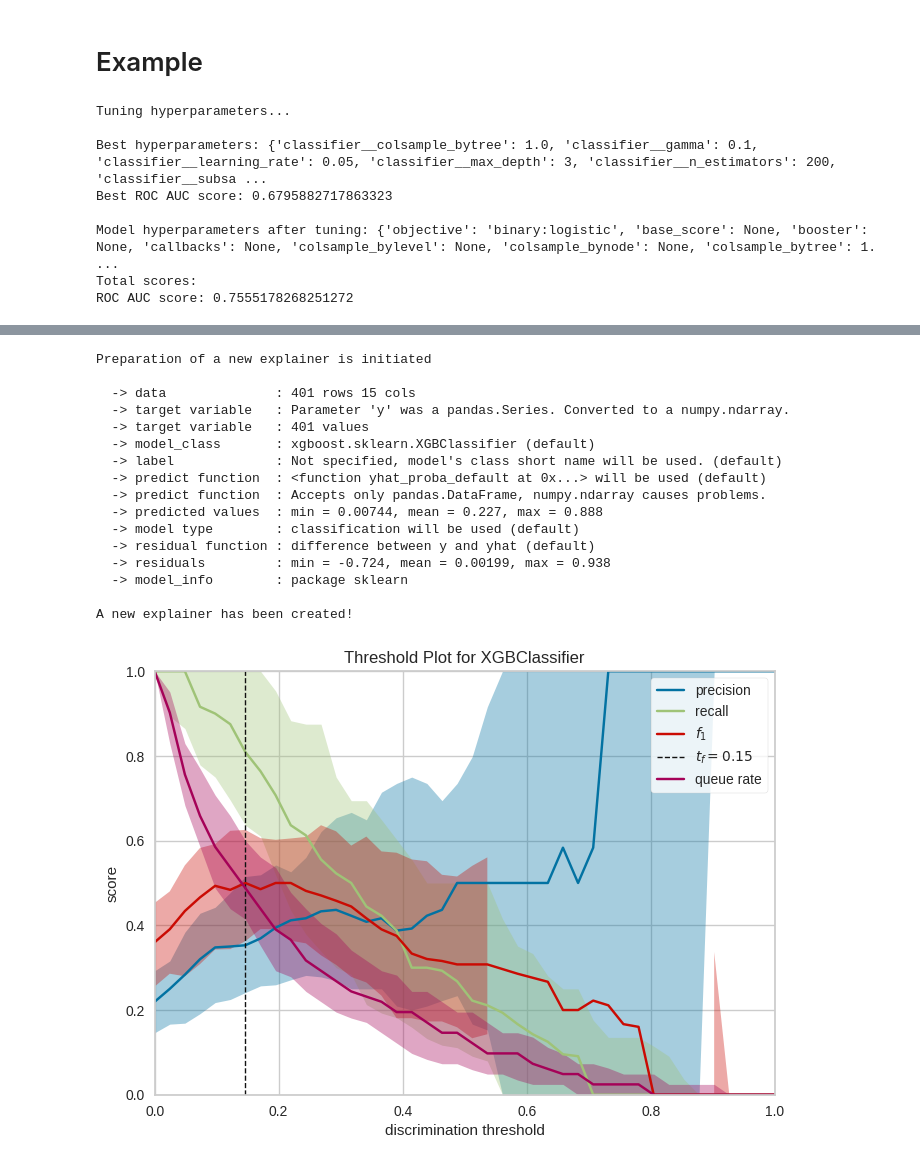
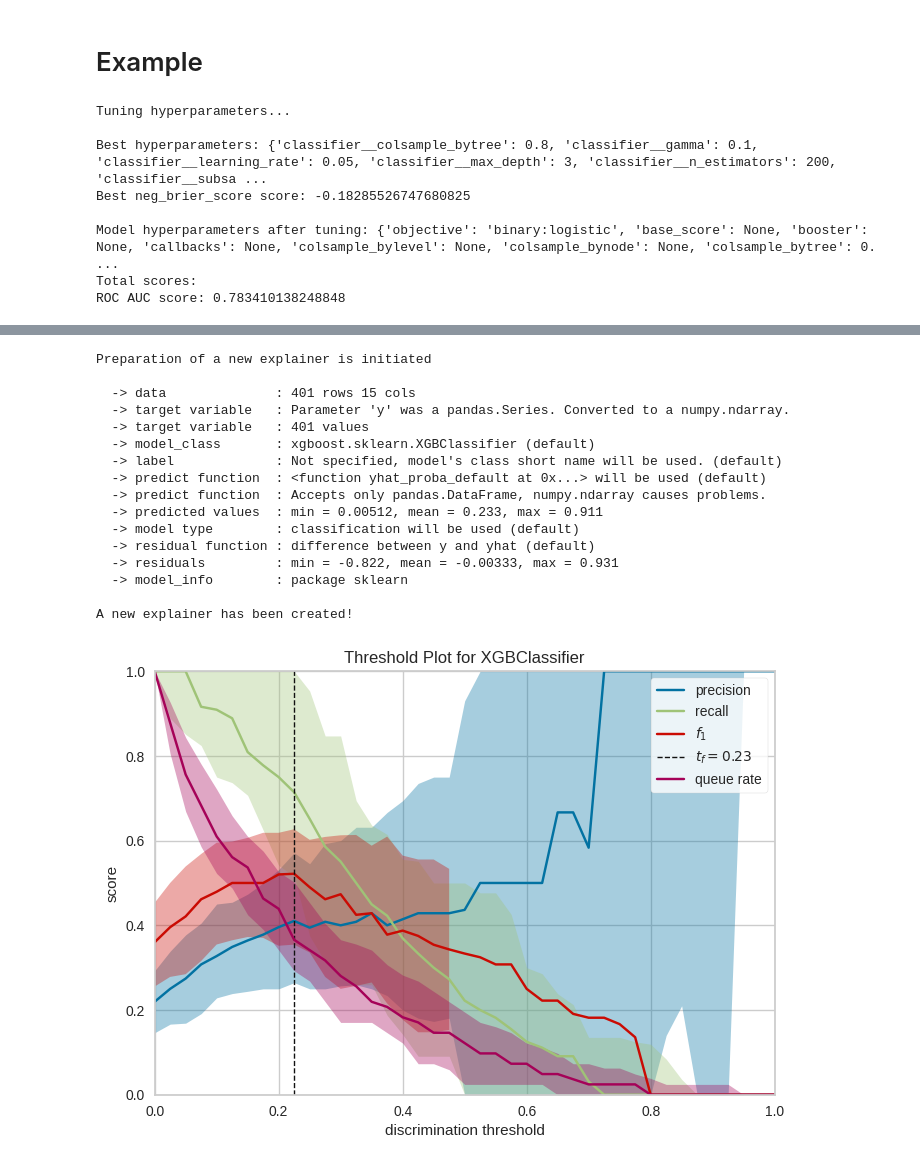
Before and after one commit to PiotrRenk/microscopic-epe-proj, a Jupyter notebook: notebooks/unified_functions.ipynb, the cells around one changed output, grey strips where cells are left out. Cells and saved outputs as stored; diff of their text form; code cells hidden in the pictures.

```diff
--- a/notebooks/unified_functions.ipynb
+++ b/notebooks/unified_functions.ipynb
@@ -36,7 +36,7 @@ def get_model_pipeline(model, numerical_cols, categorical_cols):
     ])
     return model_pipeline
 
-def train_and_evaluate_model(model, X, y, numerical_cols, categorical_cols, n_folds, tune_params=False, param_grid=None):
+def train_and_evaluate_model(model, X, y, numerical_cols, categorical_cols, n_folds, tune_params=False, param_grid=None, tuning_scoring='roc_auc', tuning_test_size=0.2):
     y_pred_probs = np.array([])
     y_pred = np.array([])
     y_true = np.array([])
@@ -62,6 +62,7 @@ def train_and_evaluate_model(model, X, y, numerical_cols, categorical_cols, n_fo
             print(f"ROC AUC score: {roc_auc_score(y_test_split, y_pred_prob_fold)}\n")
 
         model_pipeline = get_model_pipeline(model, numerical_cols, categorical_cols)
+        best_params = model.get_params()
 
         model_pipeline.fit(X, y)
 
@@ -70,11 +71,12 @@ def train_and_evaluate_model(model, X, y, numerical_cols, categorical_cols, n_fo
         false_positive_rate, true_positive_rate, _ = roc_curve(y_true, y_pred_probs)
         total_roc_auc = roc_auc_score(y_true, y_pred_probs)
         print(f"ROC AUC score: {total_roc_auc}\n")
+
     elif tune_params and param_grid is not None:
         print("Tuning hyperparameters...\n")
-        X_train, X_test, y_train, y_test = train_test_split(X, y, test_size=0.2, stratify=y, random_state=2)
+        X_train, X_test, y_train, y_test = train_test_split(X, y, test_size=tuning_test_size, stratify=y, random_state=42)
 
-        best_params = tune_hyperparameters(model, param_grid, X_train, y_train, numerical_cols, categorical_cols, n_folds=3, scoring='roc_auc')
+        best_params = tune_hyperparameters(model, param_grid, X_train, y_train, numerical_cols, categorical_cols, n_folds=3, scoring=tuning_scoring)
         model.set_params(**best_params)
         print(f"Model hyperparameters after tuning: {model.get_params()}")
 
@@ -90,7 +92,7 @@ def train_and_evaluate_model(model, X, y, numerical_cols, categorical_cols, n_fo
         total_roc_auc = roc_auc_score(y_test, y_pred_probs)
         print(f"ROC AUC score: {total_roc_auc}\n")
 
-    return y_true, y_pred, y_pred_probs, false_positive_rate, true_positive_rate, total_roc_auc, model_pipeline
+    return y_true, y_pred, y_pred_probs, false_positive_rate, true_positive_rate, total_roc_auc, model_pipeline, best_params
 
 def tune_hyperparameters(model, param_grid, X, y, numerical_cols, categorical_cols, n_folds, scoring='roc_auc'):
     model_pipeline = get_model_pipeline(model, numerical_cols, categorical_cols)
@@ -98,7 +100,7 @@ def tune_hyperparameters(model, param_grid, X, y, numerical_cols, categorical_co
     grid_search = GridSearchCV(estimator=model_pipeline, param_grid=param_grid, scoring=scoring, cv=cv, n_jobs=-1)
     grid_search.fit(X, y)
     print(f"Best hyperparameters: {grid_search.best_params_}")
-    print(f"Best ROC AUC score: {grid_search.best_score_}\n")
+    print(f"Best {scoring} score: {grid_search.best_score_}\n")
     best_params = grid_search.best_params_
     best_params = {key.replace('classifier__', ''): value for key, value in best_params.items()}
     return best_params
@@ -164,9 +166,11 @@ param_grid = {
 #     'classifier__gamma': [0, 0.1]
 # }
 
-untrained_model = XGBClassifier(random_state=2)
+model = XGBClassifier(random_state=2)
 
-y_true, y_pred, y_pred_probs, false_positive_rate, true_positive_rate, total_roc_auc, trained_model = train_and_evaluate_model(untrained_model, X, y, numerical_cols, categorical_cols, n_folds=5, tune_params=True, param_grid=param_grid)
+y_true, y_pred, y_pred_probs, false_positive_rate, true_positive_rate, total_roc_auc, trained_model, best_params = train_and_evaluate_model(model, X, y, numerical_cols, categorical_cols, n_folds=5, tune_params=True, param_grid=param_grid, tuning_scoring='neg_brier_score', tuning_test_size=0.3)
+untrained_model = model.set_params(**best_params)
+
 plot_roc(false_positive_rate, true_positive_rate, total_roc_auc)
 plot_confusion_matrix(y_true, y_pred)
 plot_feature_importances(trained_model, X, y)
@@ -174,9 +178,9 @@ plot_discrimination_threshold(untrained_model, X, y)
 # %% [output]
 Tuning hyperparameters...
 
-Best hyperparameters: {'classifier__colsample_bytree': 1.0, 'classifier__gamma': 0.1, 'classifier__learning_rate': 0.05, 'classifier__max_depth': 3, 'classifier__n_estimators': 200, 'classifier__subsa ...
-Best ROC AUC score: 0.6795882717863323
+Best hyperparameters: {'classifier__colsample_bytree': 0.8, 'classifier__gamma': 0.1, 'classifier__learning_rate': 0.05, 'classifier__max_depth': 3, 'classifier__n_estimators': 200, 'classifier__subsa ...
+Best neg_brier_score score: -0.18285526747680825
 
-Model hyperparameters after tuning: {'objective': 'binary:logistic', 'base_score': None, 'booster': None, 'callbacks': None, 'colsample_bylevel': None, 'colsample_bynode': None, 'colsample_bytree': 1. ...
+Model hyperparameters after tuning: {'objective': 'binary:logistic', 'base_score': None, 'booster': None, 'callbacks': None, 'colsample_bylevel': None, 'colsample_bynode': None, 'colsample_bytree': 0. ...
 Total scores:
-ROC AUC score: 0.7555178268251272
+ROC AUC score: 0.783410138248848
@@ -185,18 +189,18 @@ ROC AUC score: 0.7555178268251272
 Preparation of a new explainer is initiated
 
   -> data              : 401 rows 15 cols
   -> target variable   : Parameter 'y' was a pandas.Series. Converted to a numpy.ndarray.
   -> target variable   : 401 values
   -> model_class       : xgboost.sklearn.XGBClassifier (default)
   -> label             : Not specified, model's class short name will be used. (default)
   -> predict function  : <function yhat_proba_default at 0x...> will be used (default)
   -> predict function  : Accepts only pandas.DataFrame, numpy.ndarray causes problems.
-  -> predicted values  : min = 0.00744, mean = 0.227, max = 0.888
+  -> predicted values  : min = 0.00512, mean = 0.233, max = 0.911
   -> model type        : classification will be used (default)
   -> residual function : difference between y and yhat (default)
-  -> residuals         : min = -0.724, mean = 0.00199, max = 0.938
+  -> residuals         : min = -0.822, mean = -0.00333, max = 0.931
   -> model_info        : package sklearn
 
 A new explainer has been created!
-[figure, old version]
+[figure, new version]
 # %%
```
Also changed, not shown: parts of 2 cells of this notebook.
